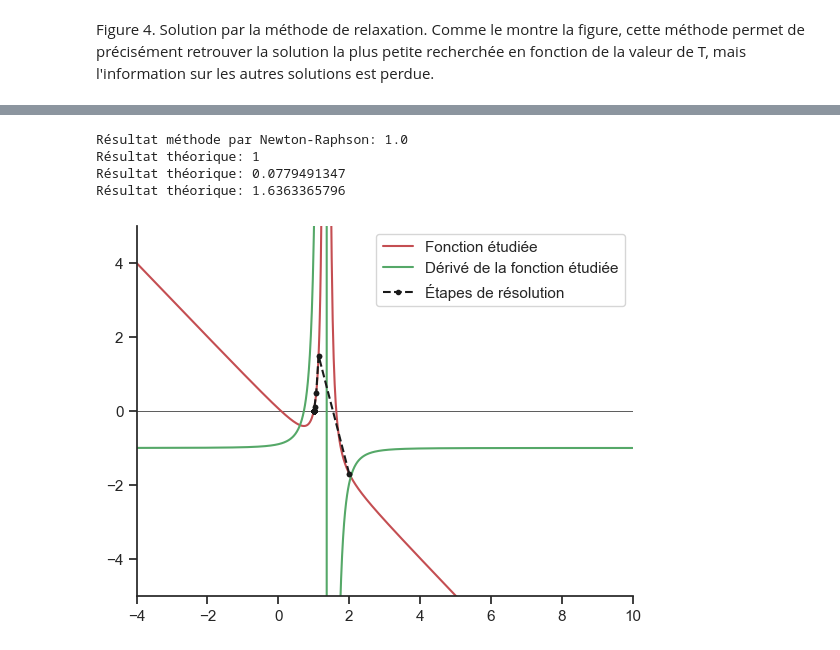
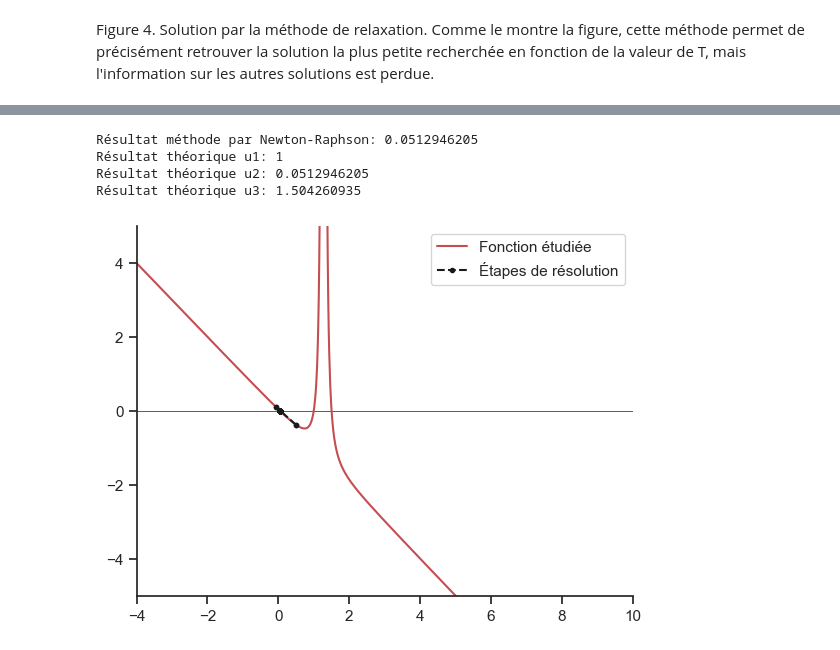
Before and after one commit to BETRU21/PhysNum, a Jupyter notebook: TP2/TP2_PhilippeTruchon_SamuelFortin_BenjaminTrudel.ipynb, the cells around one changed output, grey strips where cells are left out. Saved outputs shown, nothing was run; the diff lists cells and outputs as text; code cells hidden in the pictures.

```diff
--- a/TP2/TP2_PhilippeTruchon_SamuelFortin_BenjaminTrudel.ipynb
+++ b/TP2/TP2_PhilippeTruchon_SamuelFortin_BenjaminTrudel.ipynb
@@ -553,7 +553,7 @@ ax[1].set_ylim(0,3)
 FU = []
 for T in np.linspace(0,1,20):
     u = 0.5
-    for i in range(100):
+    for i in range(1000):
         if df_u2(T,u) == 0:
             break
         u = u - f_u2(T, u)/df_u2(T,u)
@@ -567,5 +567,7 @@ ax[1].plot(T, u_1(T), color='b', label='Solution analytique 1')
 ax[1].plot(T, u_2(T), color='#54cc74', label='Solution analytique 2', linewidth=1)
 ax[1].plot(T, u_3(T), color = 'orange', label='Solution analytique 3')
 ax[1].legend(loc='upper right')
+ax[1].set_xlabel("T")
+ax[1].set_ylabel("$u_{min}$")
 plt.show()
 # %% [output]
@@ -617,8 +619,8 @@ Figure 4. Solution par la méthode de relaxation. Comme le montre la figure, cet
 fig = plt.figure()
 t = 0.1
 point_list = []
-x0 = 2
-point_list.append((x0, f_u(t, x0)))
+x0 = 0.5
+point_list.append((x0, f_u2(t, x0)))
 for i in range(100):
     x,y = point_list[-1]
 
@@ -627,9 +629,9 @@ for i in range(100):
     x = y
     point_list.append((x,y))
 print(f'Résultat méthode par Newton-Raphson: {round(y,10)}')
-print(f'Résultat théorique: {1}')
-print(f'Résultat théorique: {round(u_2(t),10)}')
-print(f'Résultat théorique: {round(u_3(t),10)}')
+print(f'Résultat théorique u1: {1}')
+print(f'Résultat théorique u2: {round(u_2(t),10)}')
+print(f'Résultat théorique u3: {round(u_3(t),10)}')
 point_list = np.array(point_list)
 X,Y = point_list.T
 xy = np.linspace(-4,10,1000)
@@ -637,7 +639,7 @@ plt.ylim(-4,6)
 plt.xlim(-4,10)
 plt.axhline(y=0, color='k', linewidth=0.5)
 plt.plot(xy, f_u2(t, xy), 'r', label='Fonction étudiée')
-plt.plot(xy, df_u2(t, xy), 'g', label='Dérivé de la fonction étudiée')
+#plt.plot(xy, df_u2(t, xy), 'g', label='Dérivé de la fonction étudiée')
 plt.plot(X,f_u2(t, X), 'k.', linestyle='--', label= 'Étapes de résolution')
 plt.legend()
 plt.show()
@@ -650,34 +652,34 @@ Résultat théorique: 1.504260935
 # %%
 fig = plt.figure()
 t = 0.9
 point_list = []
-x0 = 2
-point_list.append((x0, f_u(t, x0)))
+x0 = 0.5
+point_list.append((x0, f_u2(t, x0)))
 for i in range(100):
     x,y = point_list[-1]
 
     y = x - f_u2(t, x)/df_u2(t,x)
     point_list.append((x,y))
     x = y
     point_list.append((x,y))
 print(f'Résultat méthode par Newton-Raphson: {round(y,10)}')
-print(f'Résultat théorique: {1}')
-print(f'Résultat théorique: {round(u_2(t),10)}')
-print(f'Résultat théorique: {round(u_3(t),10)}')
+print(f'Résultat théorique u1: {1}')
+print(f'Résultat théorique u2: {round(u_2(t),10)}')
+print(f'Résultat théorique u3: {round(u_3(t),10)}')
 point_list = np.array(point_list)
 X,Y = point_list.T
 xy = np.linspace(-4,10,1000)
 plt.ylim(-5,5)
 plt.xlim(-4,10)
 plt.axhline(y=0, color='k', linewidth=0.5)
 plt.plot(xy, f_u2(t, xy), 'r', label='Fonction étudiée')
-plt.plot(xy, df_u2(t, xy), 'g', label='Dérivé de la fonction étudiée')
+#plt.plot(xy, df_u2(t, xy), 'g', label='Dérivé de la fonction étudiée')
 plt.plot(X,f_u2(t, X), 'k.', linestyle='--', label= 'Étapes de résolution')
 plt.legend()
 plt.show()
 # %% [output]
-Résultat méthode par Newton-Raphson: 1.0
-Résultat théorique: 1
-Résultat théorique: 0.0779491347
-Résultat théorique: 1.6363365796
+Résultat méthode par Newton-Raphson: 0.0512946205
+Résultat théorique u1: 1
+Résultat théorique u2: 0.0512946205
+Résultat théorique u3: 1.504260935
-[figure, old version]
+[figure, new version]
```
Also changed, not shown: parts of 6 cells of this notebook, 1 other file.
